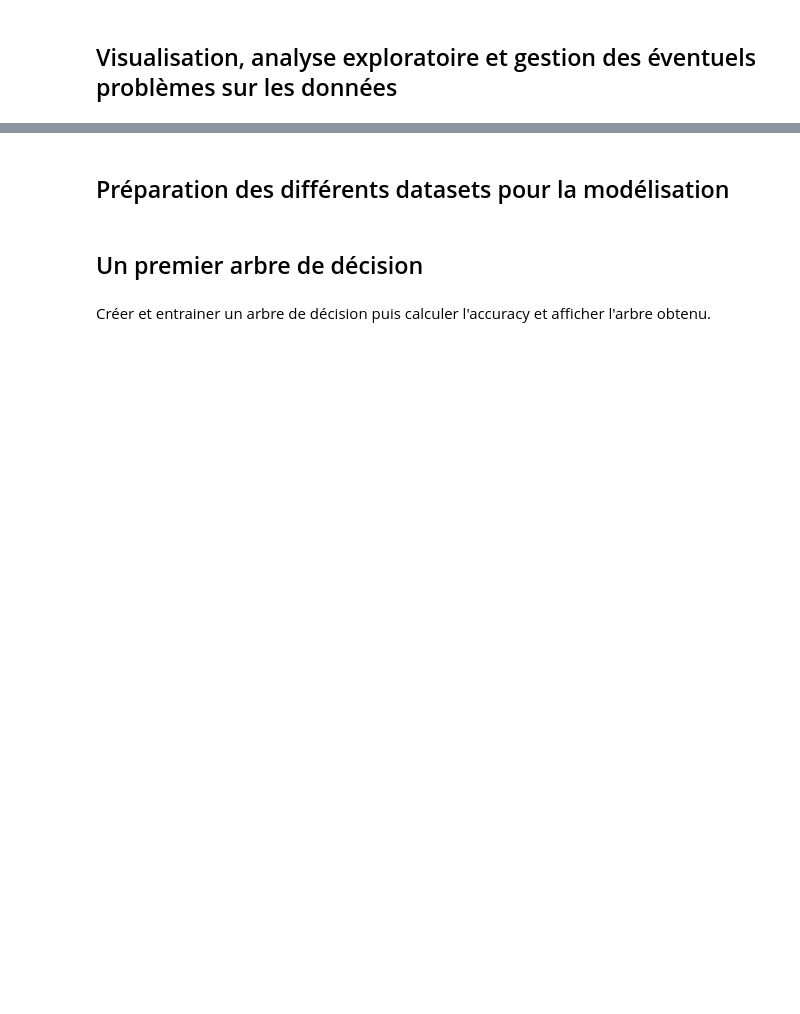
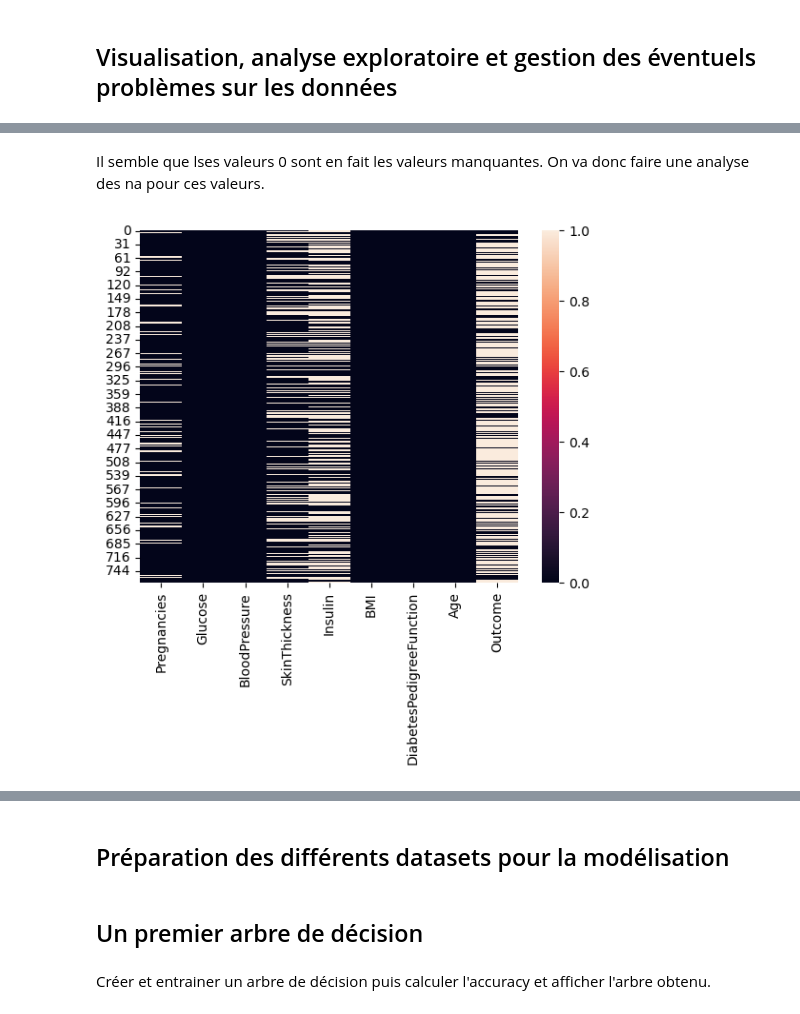
Before and after one commit to louiskuhn/IA-P3-Euskadi, a Jupyter notebook: Ressources/Machine Learning/Arbres de décision et forêts aléatoires/1. Exo1_arbres et forets.ipynb, the cells around one changed output, grey strips where cells are left out. Saved outputs shown, nothing was run; the diff lists cells and outputs as text; code cells hidden in the pictures; blank space fills up the shorter version.

```diff
--- a/Ressources/Machine Learning/Arbres de décision et forêts aléatoires/1. Exo1_arbres et forets.ipynb
+++ b/Ressources/Machine Learning/Arbres de décision et forêts aléatoires/1. Exo1_arbres et forets.ipynb
@@ -10,0 +66,7 @@ On va utiliser le jeu de données Pima Indian Diabetes disponible [là par exemp
+# %% [markdown]
+Il semble que lses valeurs 0 sont en fait les valeurs manquantes. On va donc faire une analyse des na pour ces valeurs.
+# %%
+data = data[(data.BMI != 0) & (data.Glucose != 0) & (data.BloodPressure!=0)]
+sns.heatmap(data==0);
+# %% [output]
+[figure, added]
```
Also changed, not shown: parts of 27 cells of this notebook, 2 other files.
